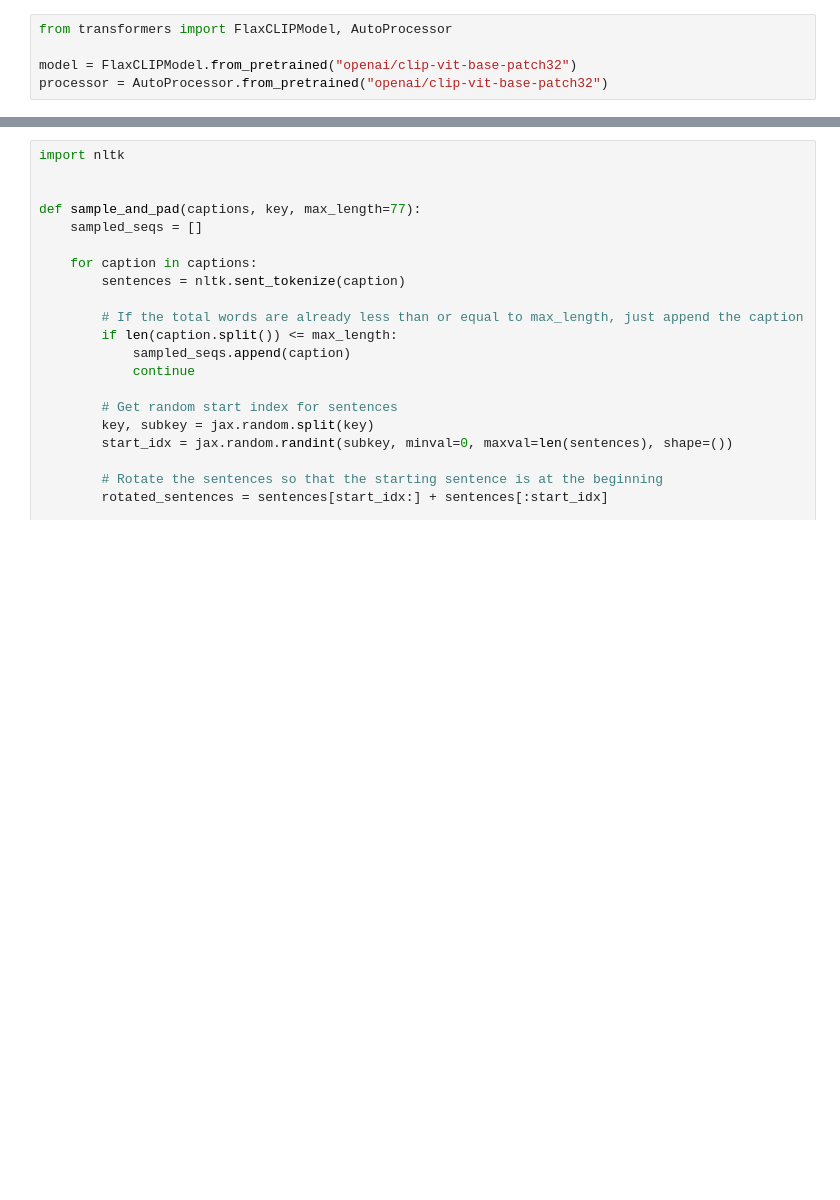
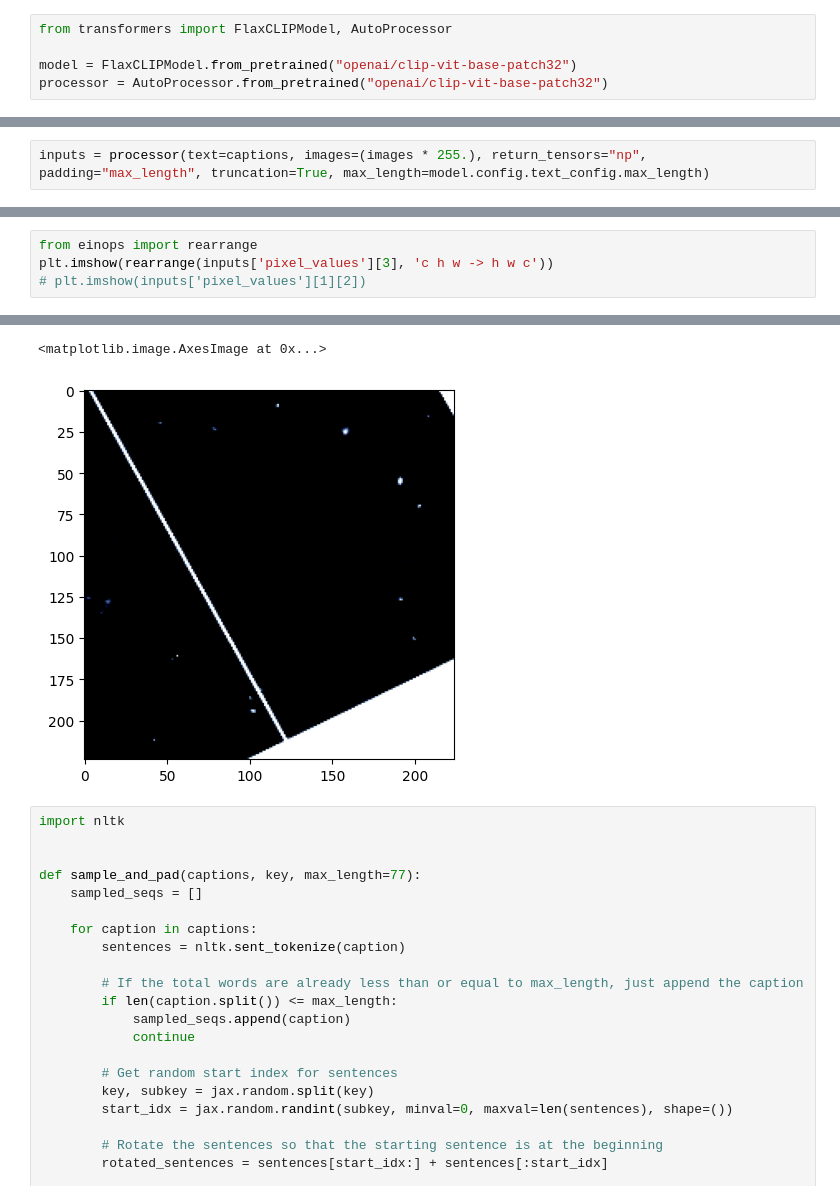
Before and after one commit to smsharma/PAPERCLIP-Hubble, a Jupyter notebook: notebooks/clip_explorer.ipynb, the cells around one changed output, grey strips where cells are left out. Drawn from its saved outputs; the diff is of its cells as text; blank space fills up the shorter version.

```diff
--- a/notebooks/clip_explorer.ipynb
+++ b/notebooks/clip_explorer.ipynb
@@ -337,0 +343,2 @@ plt.imshow(image[0], vmin=0, vmax=1)
+# %%
+inputs = processor(text=captions, images=(images * 255.), return_tensors="np", padding="max_length", truncation=True, max_length=model.config.text_config.max_length)
@@ -337,0 +350,5 @@ plt.imshow(image[0], vmin=0, vmax=1)
+# %%
+from einops import rearrange
+plt.imshow(rearrange(inputs['pixel_values'][3], 'c h w -> h w c'))
+# plt.imshow(inputs['pixel_values'][1][2])
+# %% [output]
@@ -338,3 +356,5 @@ plt.imshow(image[0], vmin=0, vmax=1)
+<matplotlib.image.AxesImage at 0x...>
+[figure, added]
 # %%
 import nltk
 
```
Also changed, not shown: parts of 13 cells of this notebook, 3 other files.
